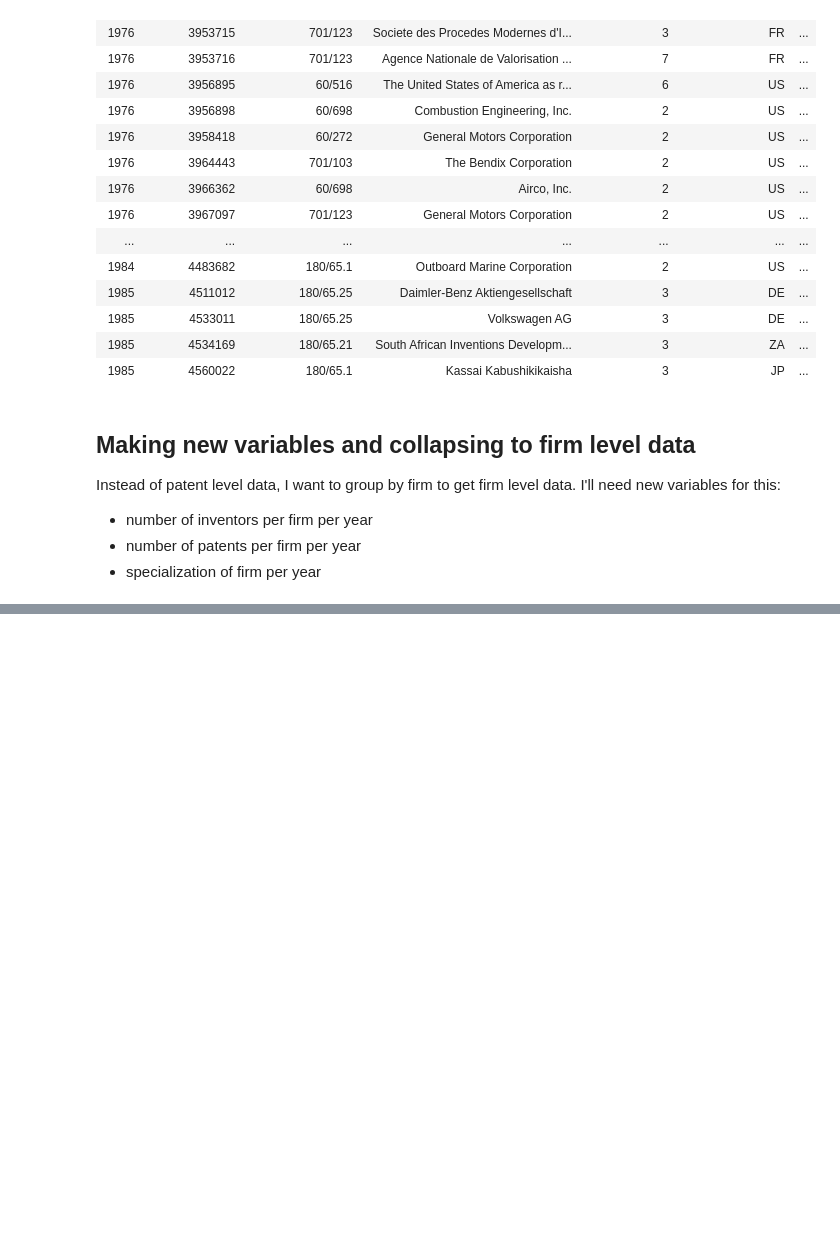
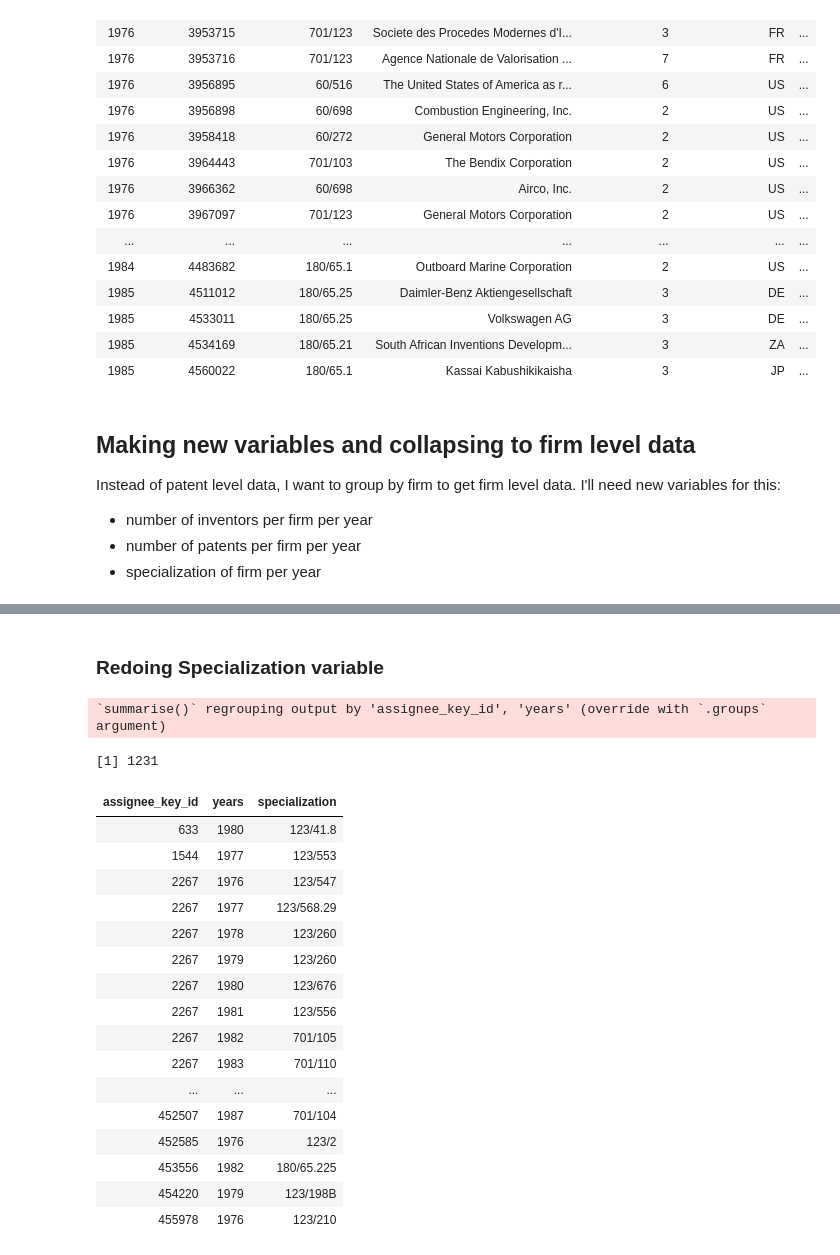
Before and after one commit to GabyMartinez/Data_Analysis_Python_R, a Jupyter notebook: Data Cleaning/Gabrielle_Martinez_asn4.ipynb, the cells around one changed output, grey strips where cells are left out. Saved outputs shown, nothing was run; the diff lists cells and outputs as text; code cells hidden in the pictures; blank space fills up the shorter version.

```diff
--- a/Data Cleaning/Gabrielle_Martinez_asn4.ipynb
+++ b/Data Cleaning/Gabrielle_Martinez_asn4.ipynb
@@ -326,0 +393,38 @@ nrow(assignee_data) #2714
+# %% [markdown]
+### Redoing Specialization variable
+# %%
+total_patents %>%
+    group_by(assignee_key_id,years,uspc_subclass_id) %>%
+    summarise(count=n()) %>%
+    group_by(assignee_key_id,years) %>%
+    mutate(max = max(count)) %>%
+    mutate(specialization = uspc_subclass_id[which.max(count)]) %>%
+    select(!count & !max & !uspc_subclass_id) %>% #dropping columns
+    distinct() -> specialization  #dropping dupes and saving to df
+
+nrow(specialization)
+specialization
+
+#which.max(count) gives the index of the max value. I don't really need the max col - just for visual checking
+#if there's a tie, which.max returns the first instance
+#https://stackoverflow.com/questions/12039681/find-max-per-group-and-return-another-column
+# %% [output]
+`summarise()` regrouping output by 'assignee_key_id', 'years' (override with `.groups` argument)
+[1] 1231
+| assignee_key_id | years | specialization |
+| 633 | 1980 | 123/41.8 |
+| 1544 | 1977 | 123/553 |
+| 2267 | 1976 | 123/547 |
+| 2267 | 1977 | 123/568.29 |
+| 2267 | 1978 | 123/260 |
+| 2267 | 1979 | 123/260 |
+| 2267 | 1980 | 123/676 |
+| 2267 | 1981 | 123/556 |
+| 2267 | 1982 | 701/105 |
+| 2267 | 1983 | 701/110 |
+| ... | ... | ... |
+| 452507 | 1987 | 701/104 |
+| 452585 | 1976 | 123/2 |
+| 453556 | 1982 | 180/65.225 |
+| 454220 | 1979 | 123/198B |
+| 455978 | 1976 | 123/210 |
```
Also changed, not shown: parts of 12 cells of this notebook.
